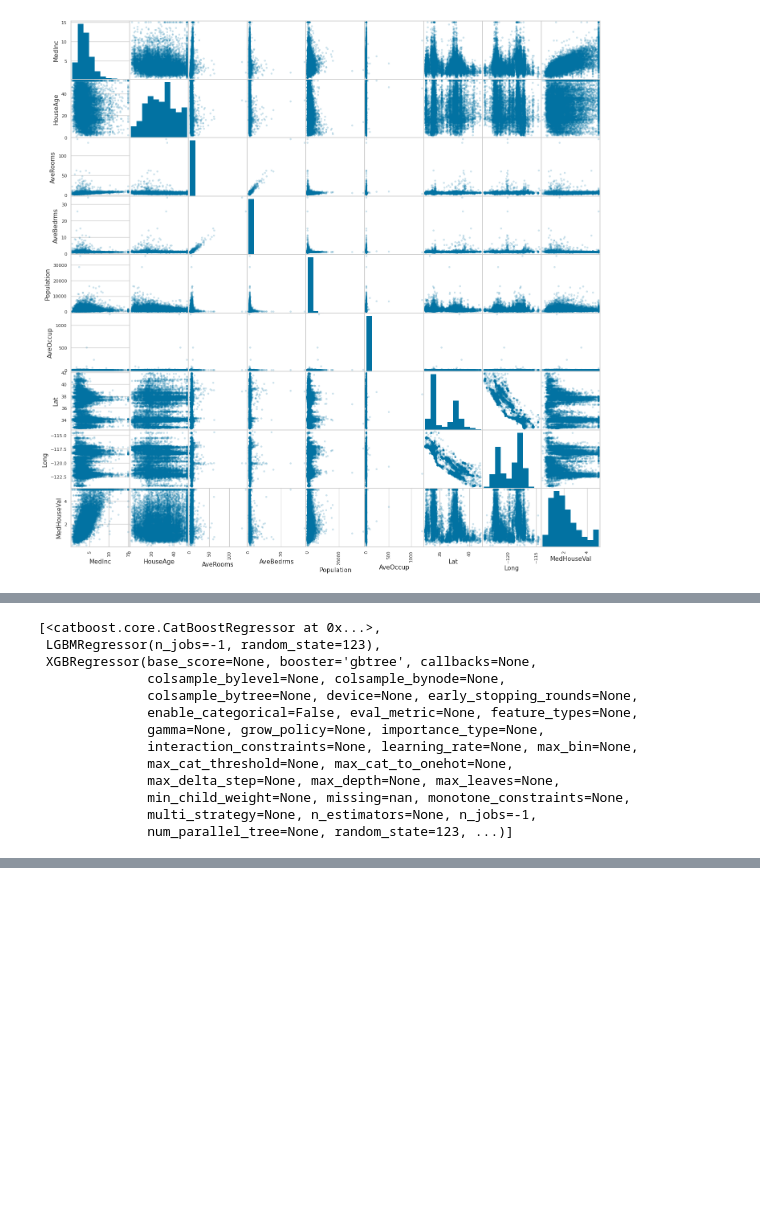
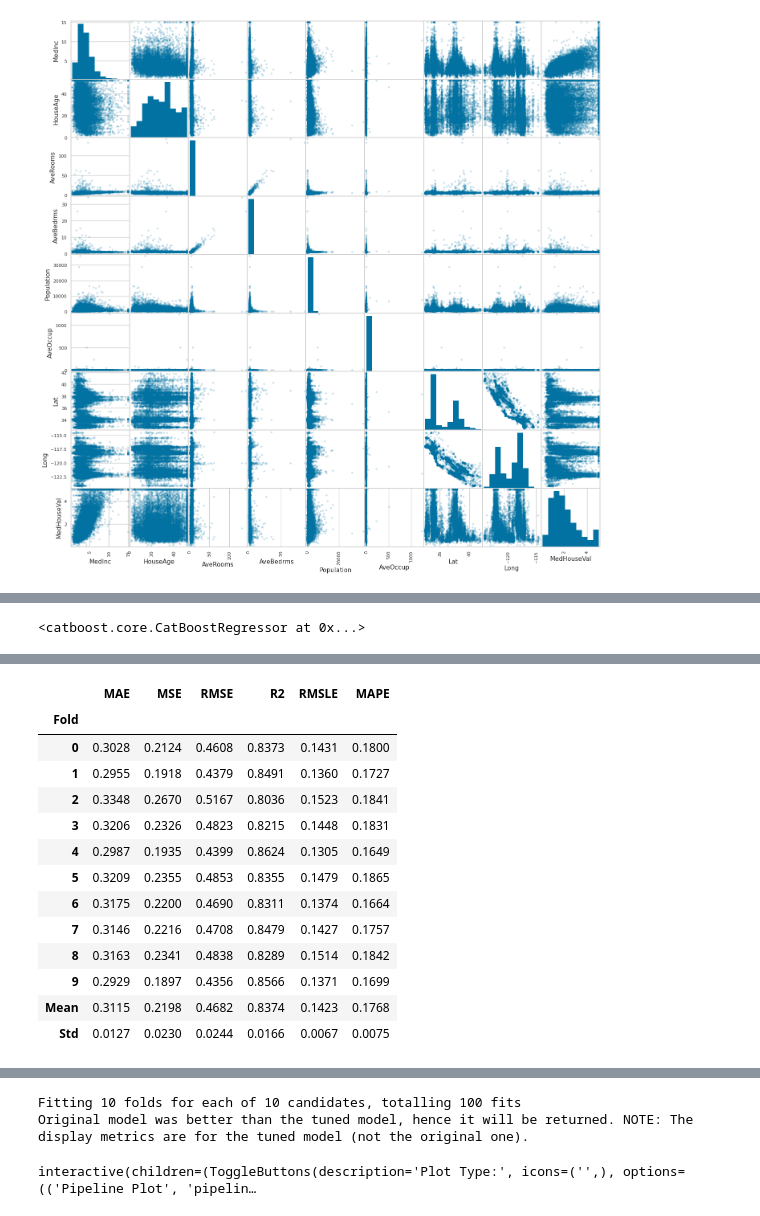
Before and after one commit to JavaStudentAlex/DL, a Jupyter notebook: Assignments/Assignment_2/Solution.ipynb, the cells around one changed output, grey strips where cells are left out. Drawn from its saved outputs; the diff is of its cells as text; code cells hidden in the pictures; blank space fills up the shorter version.

```diff
--- a/Assignments/Assignment_2/Solution.ipynb
+++ b/Assignments/Assignment_2/Solution.ipynb
@@ -104,16 +156,7 @@ best_mae_models_top3 = compare_models(sort = 'MAE', n_select = 3)
-# %%
-best_mae_models_top3
-# %% [output]
-[<catboost.core.CatBoostRegressor at 0x...>,
- LGBMRegressor(n_jobs=-1, random_state=123),
- XGBRegressor(base_score=None, booster='gbtree', callbacks=None,
-              colsample_bylevel=None, colsample_bynode=None,
-              colsample_bytree=None, device=None, early_stopping_rounds=None,
-              enable_categorical=False, eval_metric=None, feature_types=None,
-              gamma=None, grow_policy=None, importance_type=None,
-              interaction_constraints=None, learning_rate=None, max_bin=None,
-              max_cat_threshold=None, max_cat_to_onehot=None,
-              max_delta_step=None, max_depth=None, max_leaves=None,
-              min_child_weight=None, missing=nan, monotone_constraints=None,
-              multi_strategy=None, n_estimators=None, n_jobs=-1,
-              num_parallel_tree=None, random_state=123, ...)]
+# %%
+best_model
+# %% [output]
+<catboost.core.CatBoostRegressor at 0x...>
+# %%
+tuned_best = tune_model(best_model)
+# %% [output]
@@ -119,0 +164,14 @@ best_mae_models_top3
+|  | MAE | MSE | RMSE | R2 | RMSLE | MAPE |
+| Fold |  |  |  |  |  |  |
+| 0 | 0.3028 | 0.2124 | 0.4608 | 0.8373 | 0.1431 | 0.1800 |
+| 1 | 0.2955 | 0.1918 | 0.4379 | 0.8491 | 0.1360 | 0.1727 |
+| 2 | 0.3348 | 0.2670 | 0.5167 | 0.8036 | 0.1523 | 0.1841 |
+| 3 | 0.3206 | 0.2326 | 0.4823 | 0.8215 | 0.1448 | 0.1831 |
+| 4 | 0.2987 | 0.1935 | 0.4399 | 0.8624 | 0.1305 | 0.1649 |
+| 5 | 0.3209 | 0.2355 | 0.4853 | 0.8355 | 0.1479 | 0.1865 |
+| 6 | 0.3175 | 0.2200 | 0.4690 | 0.8311 | 0.1374 | 0.1664 |
+| 7 | 0.3146 | 0.2216 | 0.4708 | 0.8479 | 0.1427 | 0.1757 |
+| 8 | 0.3163 | 0.2341 | 0.4838 | 0.8289 | 0.1514 | 0.1842 |
+| 9 | 0.2929 | 0.1897 | 0.4356 | 0.8566 | 0.1371 | 0.1699 |
+| Mean | 0.3115 | 0.2198 | 0.4682 | 0.8374 | 0.1423 | 0.1768 |
+| Std | 0.0127 | 0.0230 | 0.0244 | 0.0166 | 0.0067 | 0.0075 |
@@ -119,0 +179,6 @@ best_mae_models_top3
+Fitting 10 folds for each of 10 candidates, totalling 100 fits
+Original model was better than the tuned model, hence it will be returned. NOTE: The display metrics are for the tuned model (not the original one).
+# %%
+evaluate_model(best_model)
+# %% [output]
+interactive(children=(ToggleButtons(description='Plot Type:', icons=('',), options=(('Pipeline Plot', 'pipelin…
```
Also changed, not shown: parts of 22 cells of this notebook.
